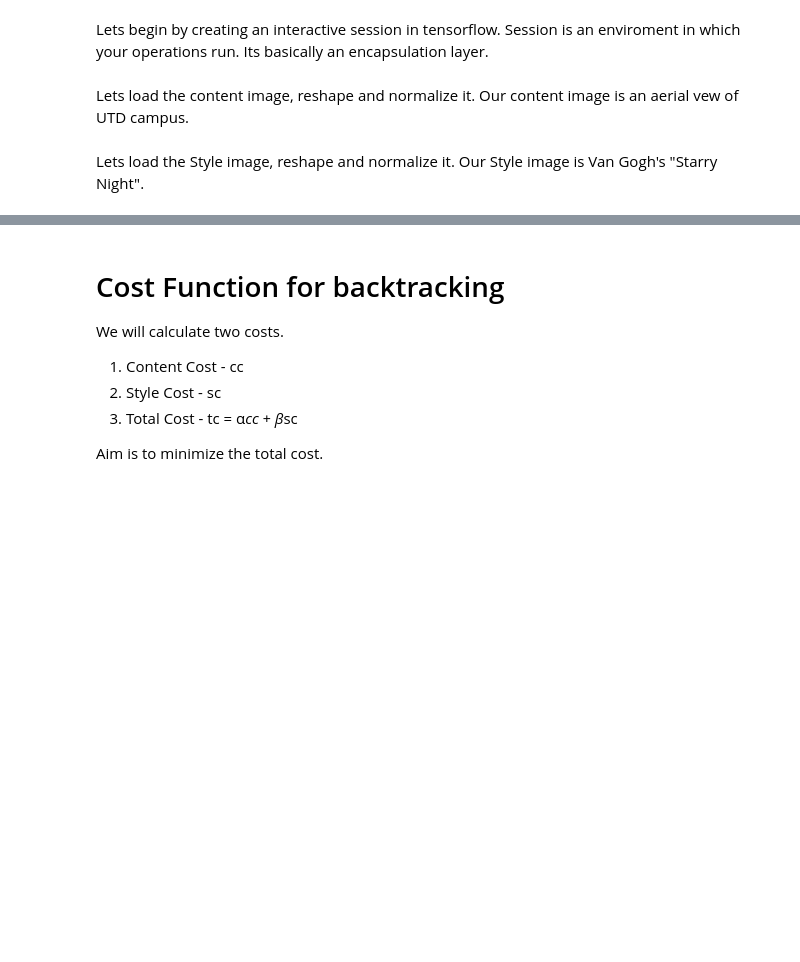
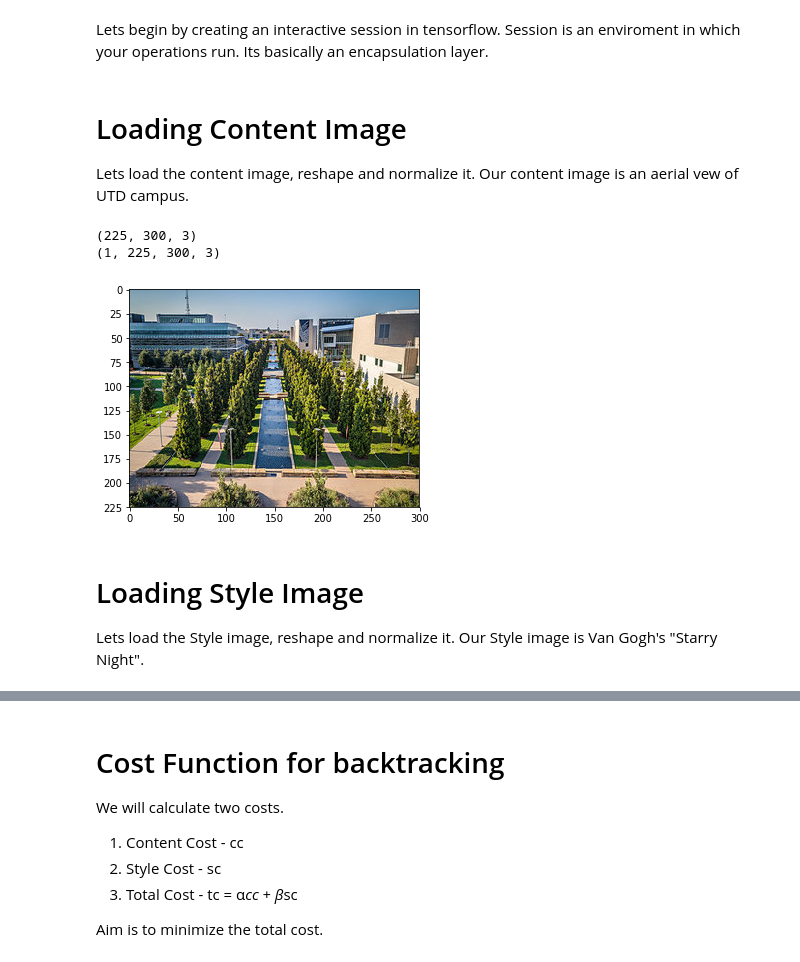
Before and after one commit to RamaNarayan/Deep-Learning-Workshop, a Jupyter notebook: Deep Learning Workshop.ipynb, the cells around one changed output, grey strips where cells are left out. Cells and saved outputs as stored; diff of their text form; code cells hidden in the pictures; blank space fills up the shorter version.

```diff
--- a/Deep Learning Workshop.ipynb
+++ b/Deep Learning Workshop.ipynb
@@ -133,4 +142,5 @@ Lets begin by creating an interactive session in tensorflow. Session is an envir
 # Start interactive session
 sess = tf.InteractiveSession()
 # %% [markdown]
+# Loading Content Image
 Lets load the content image, reshape and normalize it. Our content image is an aerial vew of UTD campus.
@@ -141,2 +147,19 @@ content_image = reshape_and_normalize_image(content_image)
+# %%
+content_image = imageio.imread("images/UTDAerial.jpg")
+imshow(content_image)
+
+# Reshape image to mach expected input of VGG
+print(content_image.shape)
+content_image = np.reshape(content_image, ((1,) + content_image.shape))
+print(content_image.shape)
+
+# Substract the mean to match the expected input of VGG
+MEANS = np.array([123.68, 116.779, 103.939]).reshape((1,1,1,3))
+content_image = content_image - MEANS
+# %% [output]
+(225, 300, 3)
+(1, 225, 300, 3)
+[figure, added]
 # %% [markdown]
+# Loading Style Image
 Lets load the Style image, reshape and normalize it. Our Style image is Van Gogh's "Starry Night".
```
Also changed, not shown: parts of 17 cells of this notebook, 2 other files.
